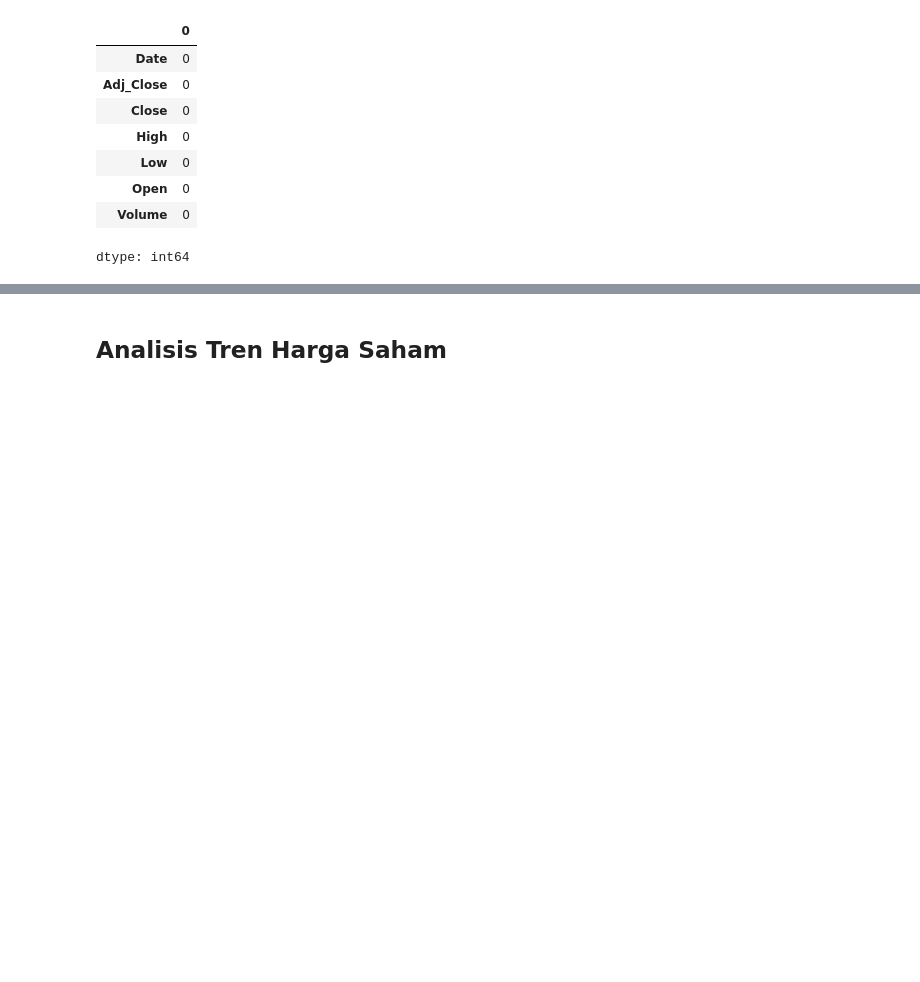
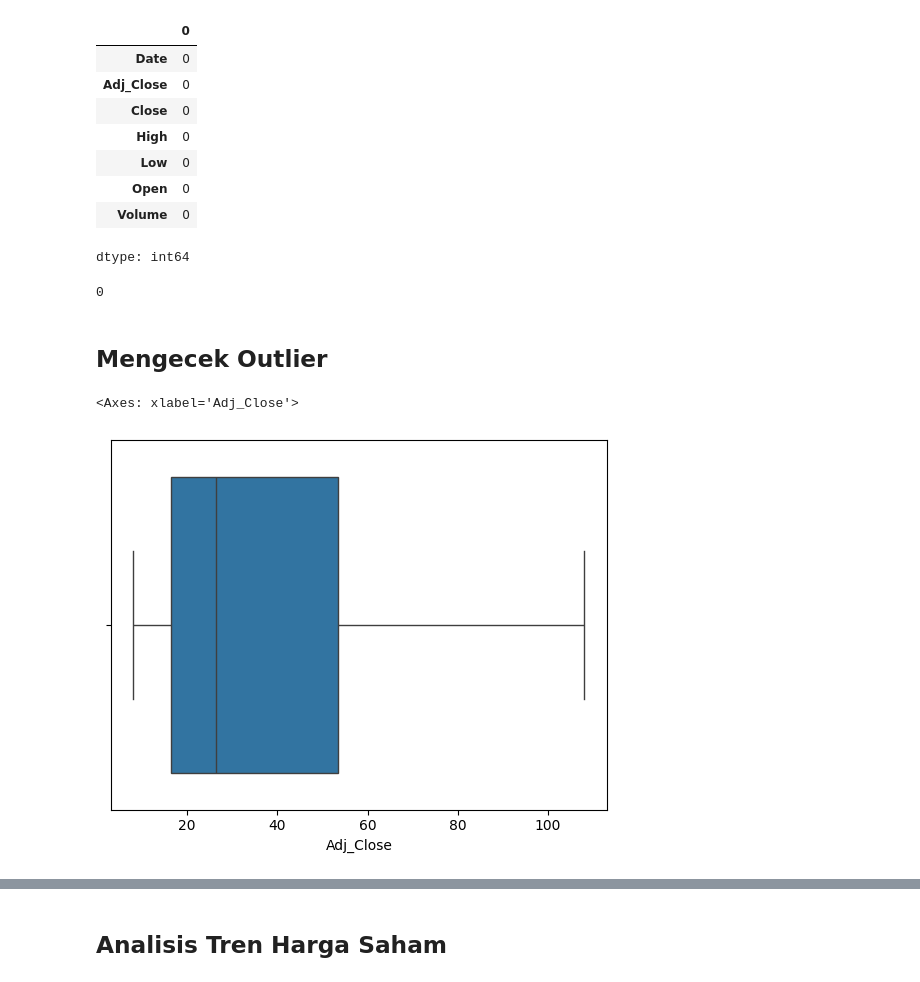
Before and after one commit to fakhrizamaris/Projek-ML-Terapan-Predictive-Analysis, a Jupyter notebook: Projek_1_ML_Terapan_Predictive_Analysis.ipynb, the cells around one changed output, grey strips where cells are left out. Cells and saved outputs as stored; diff of their text form; code cells hidden in the pictures; blank space fills up the shorter version.

```diff
--- a/Projek_1_ML_Terapan_Predictive_Analysis.ipynb
+++ b/Projek_1_ML_Terapan_Predictive_Analysis.ipynb
@@ -74,3 +74,15 @@ bmw_data.isnull().sum()
 | Open | 0 |
 | Volume | 0 |
 dtype: int64
+# %%
+# Mengecek jumlah data yang duplikat
+bmw_data.duplicated().sum()
+# %% [output]
+0
+# %% [markdown]
+## Mengecek Outlier
+# %%
+sns.boxplot(x=bmw_data['Adj_Close'])
+# %% [output]
+<Axes: xlabel='Adj_Close'>
+[figure, added]
```
Also changed, not shown: parts of 9 cells of this notebook, 2 other files.
